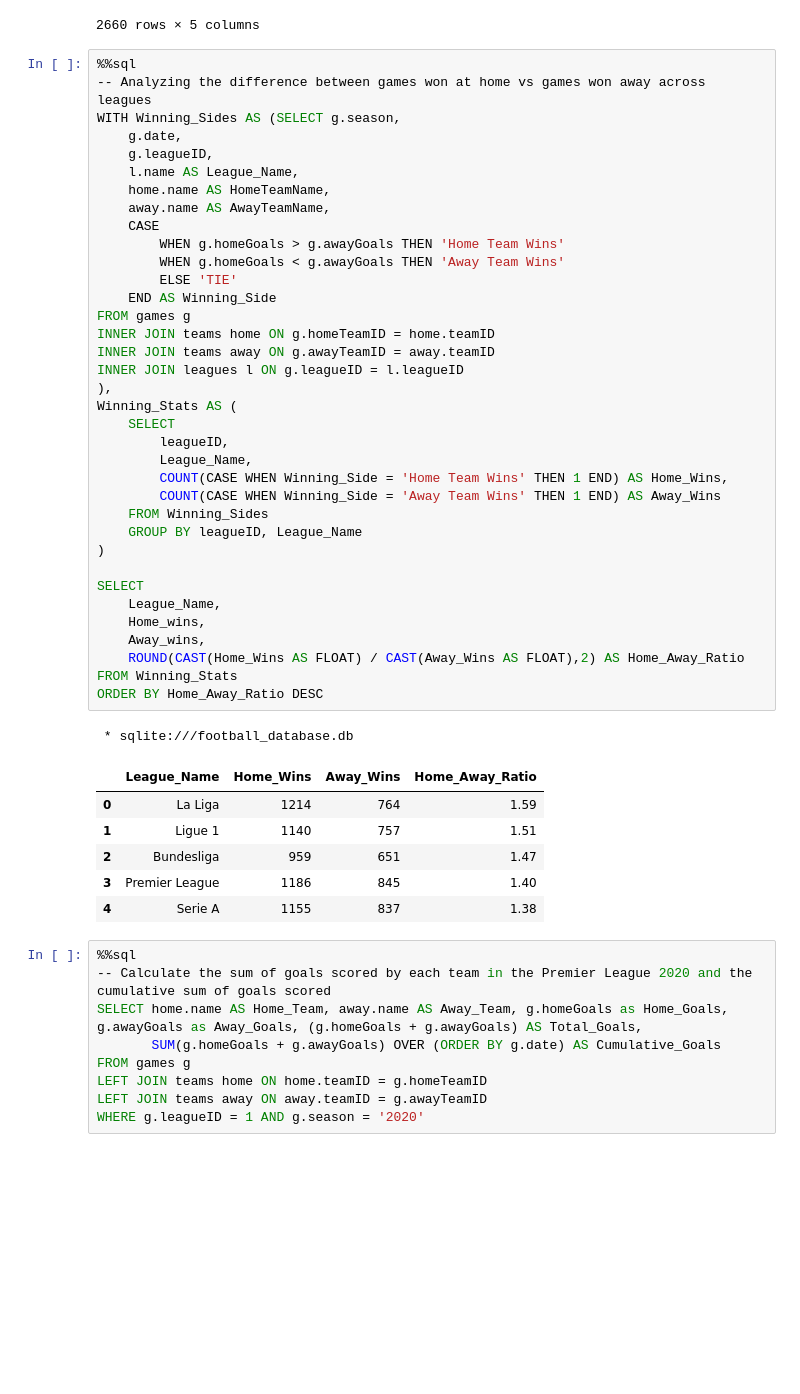
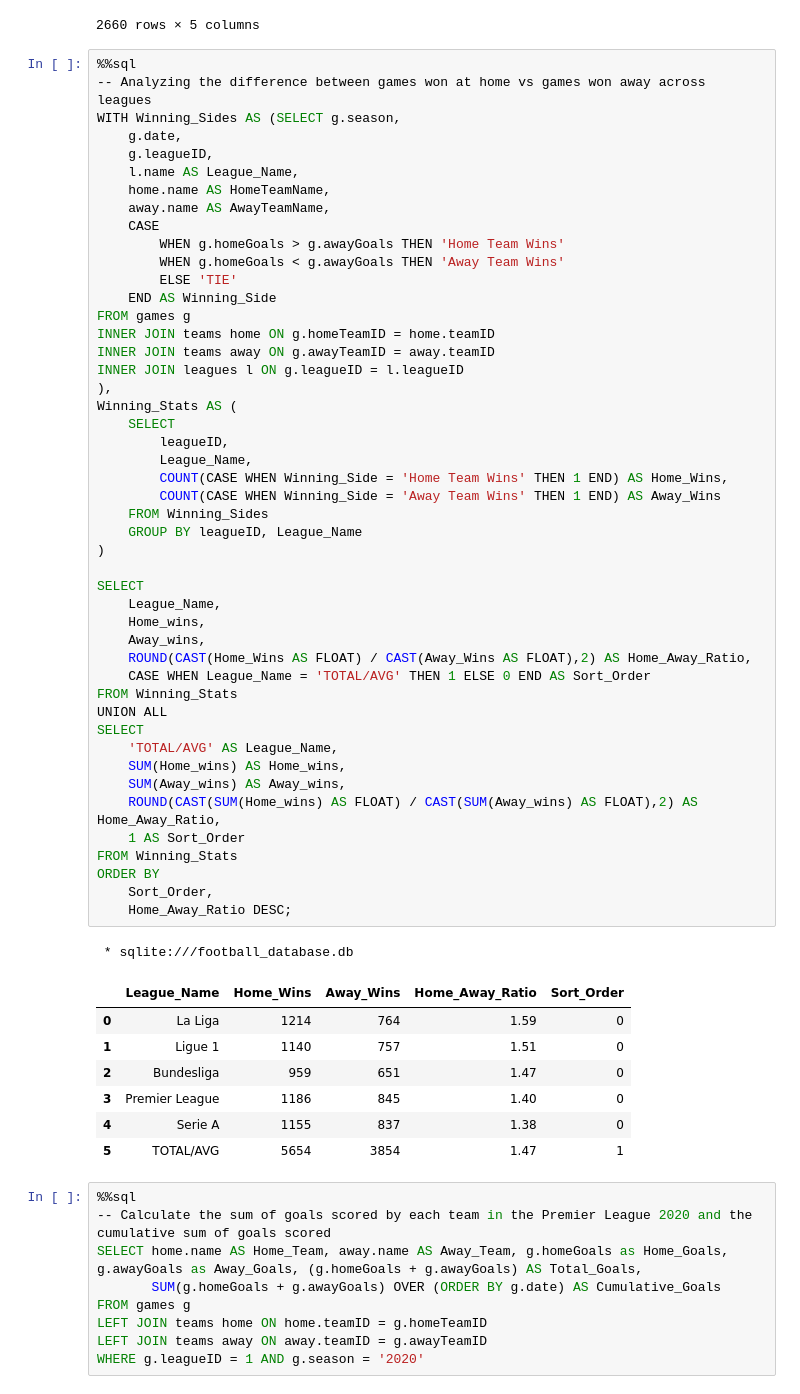
Before and after one commit to Zaki978/European-Soccer-SQL-Data-Project, a Jupyter notebook: EU Football SQL Project.ipynb, the cells around one changed output. Drawn from its saved outputs; the diff is of its cells as text; blank space fills up the shorter version.

Commit message:
Updating ReadMe and Home vs Away Winning Stats

```diff
--- a/EU Football SQL Project.ipynb
+++ b/EU Football SQL Project.ipynb
@@ -305,41 +305,53 @@ WITH Winning_Sides AS (SELECT g.season,
     l.name AS League_Name,
     home.name AS HomeTeamName,
     away.name AS AwayTeamName,
     CASE
         WHEN g.homeGoals > g.awayGoals THEN 'Home Team Wins'
         WHEN g.homeGoals < g.awayGoals THEN 'Away Team Wins'
         ELSE 'TIE'
     END AS Winning_Side
 FROM games g
 INNER JOIN teams home ON g.homeTeamID = home.teamID
 INNER JOIN teams away ON g.awayTeamID = away.teamID
 INNER JOIN leagues l ON g.leagueID = l.leagueID
 ),
 Winning_Stats AS (
     SELECT
         leagueID,
         League_Name,
         COUNT(CASE WHEN Winning_Side = 'Home Team Wins' THEN 1 END) AS Home_Wins,
         COUNT(CASE WHEN Winning_Side = 'Away Team Wins' THEN 1 END) AS Away_Wins
     FROM Winning_Sides
     GROUP BY leagueID, League_Name
 )
 
 SELECT
     League_Name,
     Home_wins,
     Away_wins,
-    ROUND(CAST(Home_Wins AS FLOAT) / CAST(Away_Wins AS FLOAT),2) AS Home_Away_Ratio
+    ROUND(CAST(Home_Wins AS FLOAT) / CAST(Away_Wins AS FLOAT),2) AS Home_Away_Ratio,
+    CASE WHEN League_Name = 'TOTAL/AVG' THEN 1 ELSE 0 END AS Sort_Order
 FROM Winning_Stats
-ORDER BY Home_Away_Ratio DESC
+UNION ALL
+SELECT
+    'TOTAL/AVG' AS League_Name,
+    SUM(Home_wins) AS Home_wins,
+    SUM(Away_wins) AS Away_wins,
+    ROUND(CAST(SUM(Home_wins) AS FLOAT) / CAST(SUM(Away_wins) AS FLOAT),2) AS Home_Away_Ratio,
+    1 AS Sort_Order
+FROM Winning_Stats
+ORDER BY
+    Sort_Order,
+    Home_Away_Ratio DESC;
 # %% [output]
  * sqlite:///football_database.db
-|  | League_Name | Home_Wins | Away_Wins | Home_Away_Ratio |
-| 0 | La Liga | 1214 | 764 | 1.59 |
-| 1 | Ligue 1 | 1140 | 757 | 1.51 |
-| 2 | Bundesliga | 959 | 651 | 1.47 |
-| 3 | Premier League | 1186 | 845 | 1.40 |
-| 4 | Serie A | 1155 | 837 | 1.38 |
+|  | League_Name | Home_Wins | Away_Wins | Home_Away_Ratio | Sort_Order |
+| 0 | La Liga | 1214 | 764 | 1.59 | 0 |
+| 1 | Ligue 1 | 1140 | 757 | 1.51 | 0 |
+| 2 | Bundesliga | 959 | 651 | 1.47 | 0 |
+| 3 | Premier League | 1186 | 845 | 1.40 | 0 |
+| 4 | Serie A | 1155 | 837 | 1.38 | 0 |
+| 5 | TOTAL/AVG | 5654 | 3854 | 1.47 | 1 |
 # %%
 %%sql
 -- Calculate the sum of goals scored by each team in the Premier League 2020 and the cumulative sum of goals scored
```
Also changed, not shown: 1 other file.
